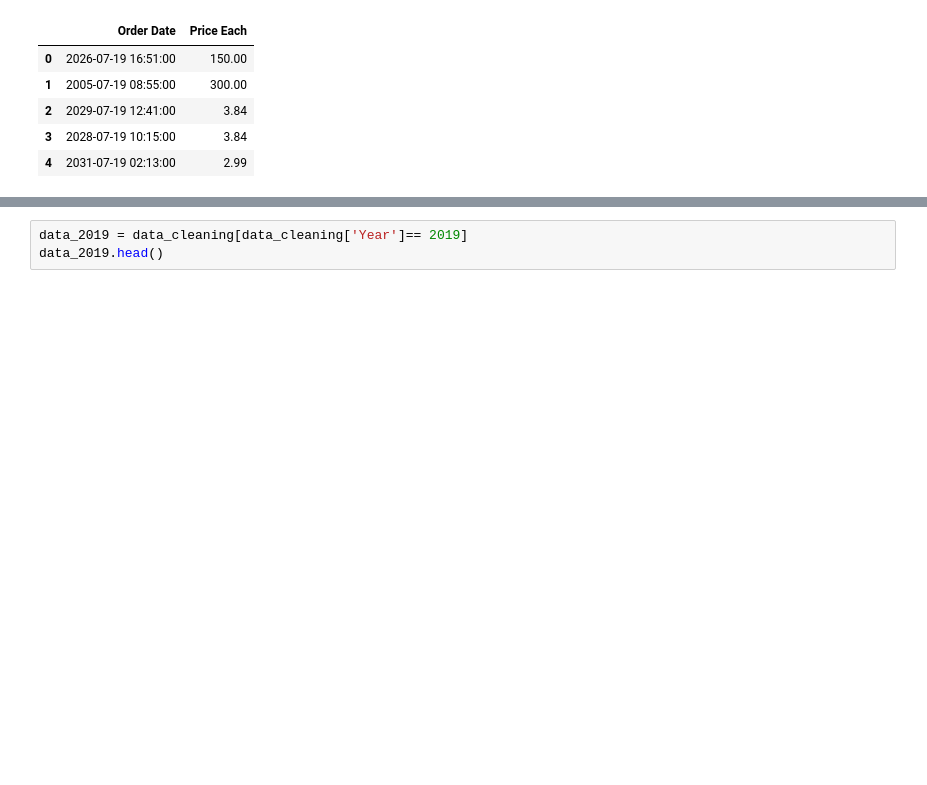
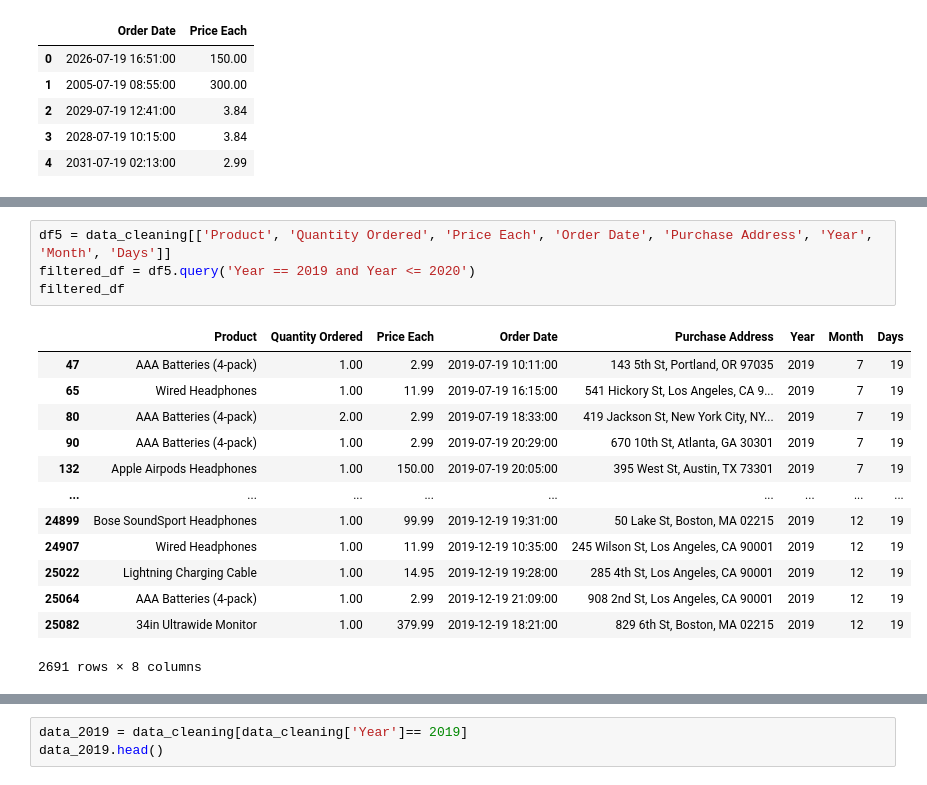
Before and after one commit to bambadij/sales_data_collected_2019, a Jupyter notebook: project.ipynb, the cells around one changed output, grey strips where cells are left out. Cells and saved outputs as stored; diff of their text form; blank space fills up the shorter version.

```diff
--- a/project.ipynb
+++ b/project.ipynb
@@ -843 +875,19 @@ df5.head()
+# %%
+df5 = data_cleaning[['Product', 'Quantity Ordered', 'Price Each', 'Order Date', 'Purchase Address', 'Year', 'Month', 'Days']]
+filtered_df = df5.query('Year == 2019 and Year <= 2020')
+filtered_df
+# %% [output]
+|  | Product | Quantity Ordered | Price Each | Order Date | Purchase Address | Year | Month | Days |
+| 47 | AAA Batteries (4-pack) | 1.00 | 2.99 | 2019-07-19 10:11:00 | 143 5th St, Portland, OR 97035 | 2019 | 7 | 19 |
+| 65 | Wired Headphones | 1.00 | 11.99 | 2019-07-19 16:15:00 | 541 Hickory St, Los Angeles, CA 9... | 2019 | 7 | 19 |
+| 80 | AAA Batteries (4-pack) | 2.00 | 2.99 | 2019-07-19 18:33:00 | 419 Jackson St, New York City, NY... | 2019 | 7 | 19 |
+| 90 | AAA Batteries (4-pack) | 1.00 | 2.99 | 2019-07-19 20:29:00 | 670 10th St, Atlanta, GA 30301 | 2019 | 7 | 19 |
+| 132 | Apple Airpods Headphones | 1.00 | 150.00 | 2019-07-19 20:05:00 | 395 West St, Austin, TX 73301 | 2019 | 7 | 19 |
+| ... | ... | ... | ... | ... | ... | ... | ... | ... |
+| 24899 | Bose SoundSport Headphones | 1.00 | 99.99 | 2019-12-19 19:31:00 | 50 Lake St, Boston, MA 02215 | 2019 | 12 | 19 |
+| 24907 | Wired Headphones | 1.00 | 11.99 | 2019-12-19 10:35:00 | 245 Wilson St, Los Angeles, CA 90001 | 2019 | 12 | 19 |
+| 25022 | Lightning Charging Cable | 1.00 | 14.95 | 2019-12-19 19:28:00 | 285 4th St, Los Angeles, CA 90001 | 2019 | 12 | 19 |
+| 25064 | AAA Batteries (4-pack) | 1.00 | 2.99 | 2019-12-19 21:09:00 | 908 2nd St, Los Angeles, CA 90001 | 2019 | 12 | 19 |
+| 25082 | 34in Ultrawide Monitor | 1.00 | 379.99 | 2019-12-19 18:21:00 | 829 6th St, Boston, MA 02215 | 2019 | 12 | 19 |
+2691 rows × 8 columns
 # %%
```
Also changed, not shown: parts of 7 cells of this notebook.
